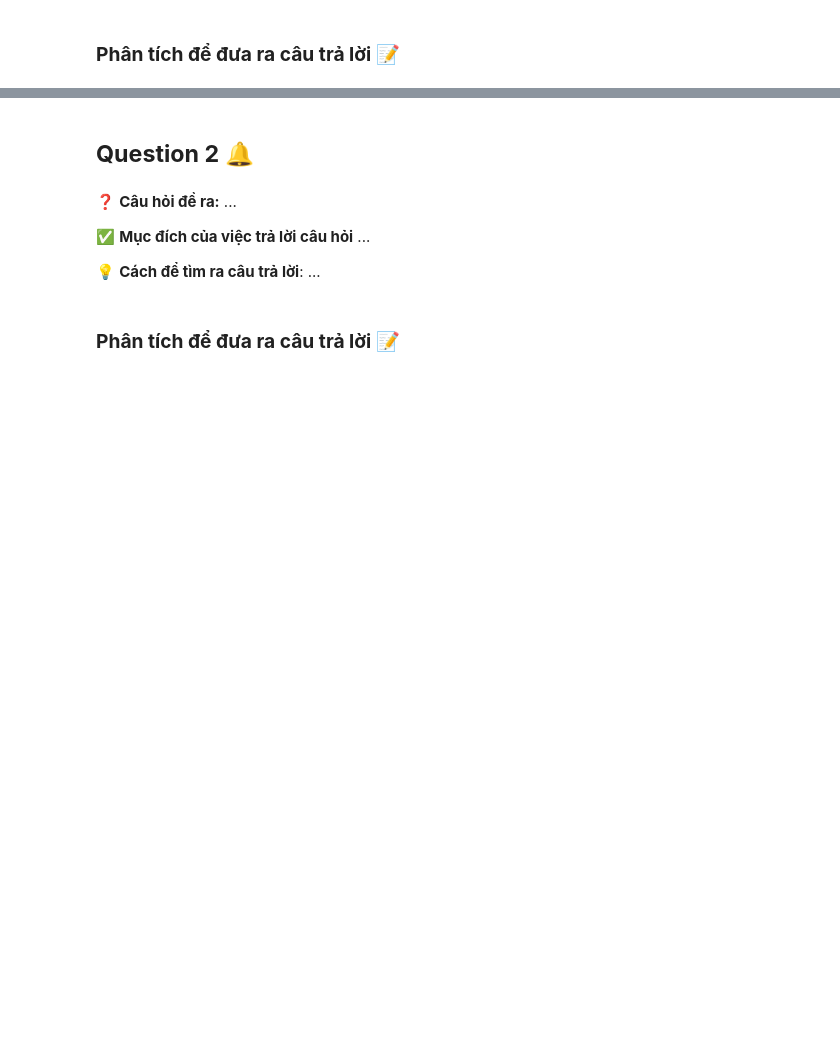
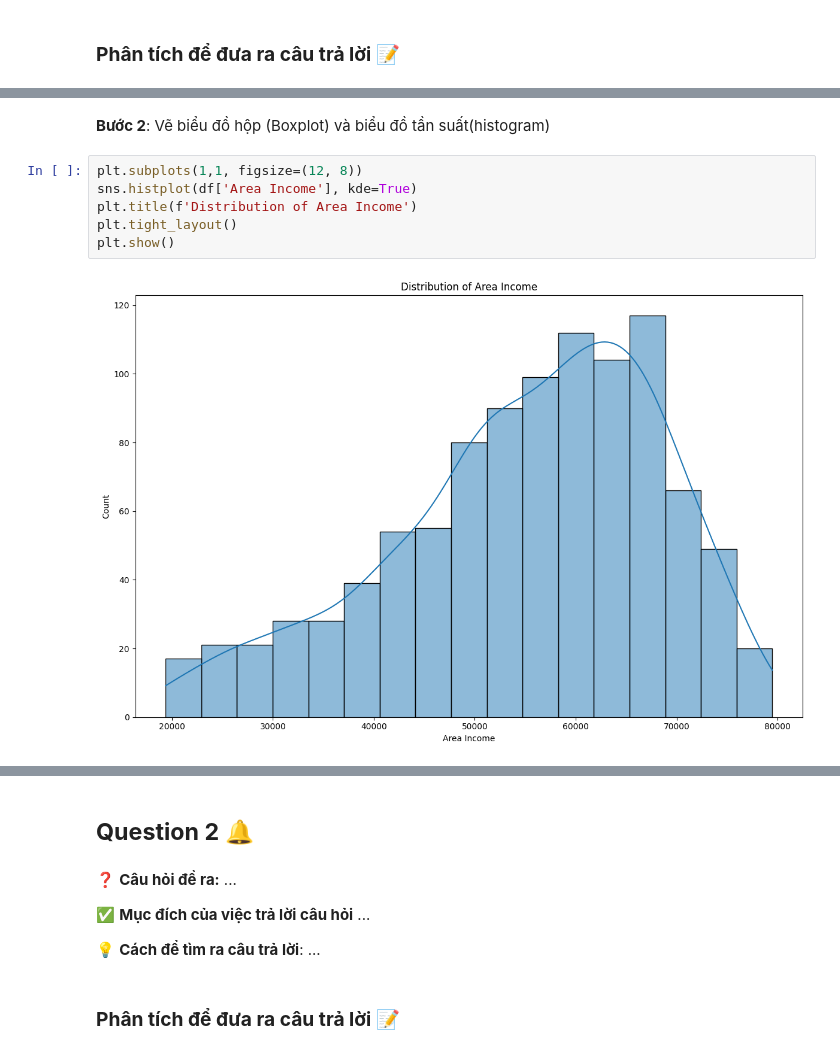
Before and after one commit to Alexieve/Applied-Data-Analytics, a Jupyter notebook: Notebooks/2-EDA/2_EDA.ipynb, the cells around one changed output, grey strips where cells are left out. Cells and saved outputs as stored; diff of their text form; blank space fills up the shorter version.

```diff
--- a/Notebooks/2-EDA/2_EDA.ipynb
+++ b/Notebooks/2-EDA/2_EDA.ipynb
@@ -130,0 +146,10 @@ BƯỚC 3: Phân tích đơn biến trong các cột dữ liệu số 🔥
+# %% [markdown]
+**Bước 2**: Vẽ biểu đồ hộp (Boxplot) và biểu đồ tần suất(histogram)
+# %%
+plt.subplots(1,1, figsize=(12, 8))
+sns.histplot(df['Area Income'], kde=True)
+plt.title(f'Distribution of Area Income')
+plt.tight_layout()
+plt.show()
+# %% [output]
+[figure, added]
```
Also changed, not shown: parts of 50 cells of this notebook, 1 other file.
